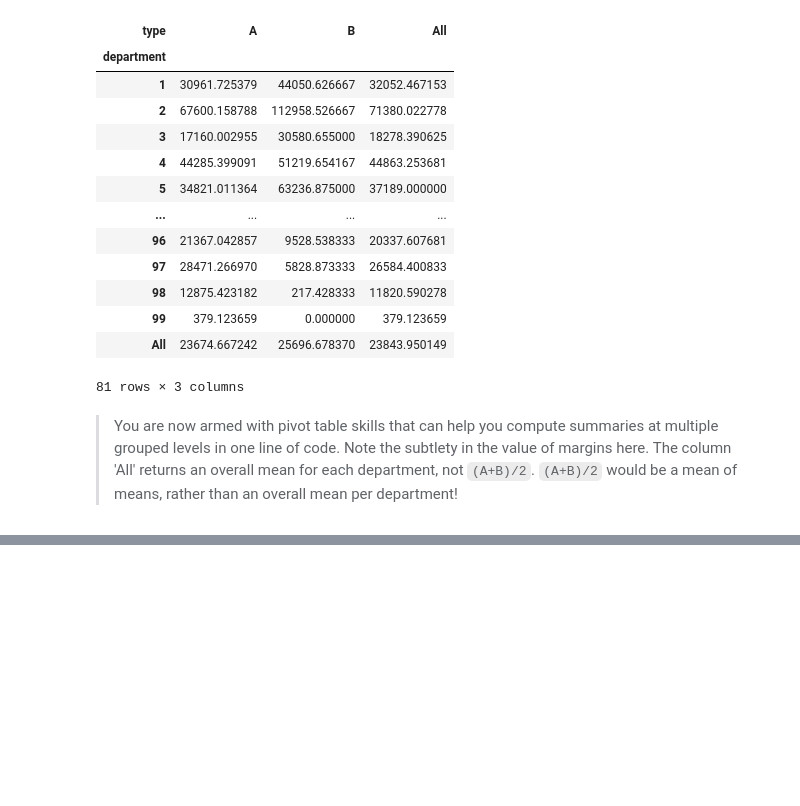
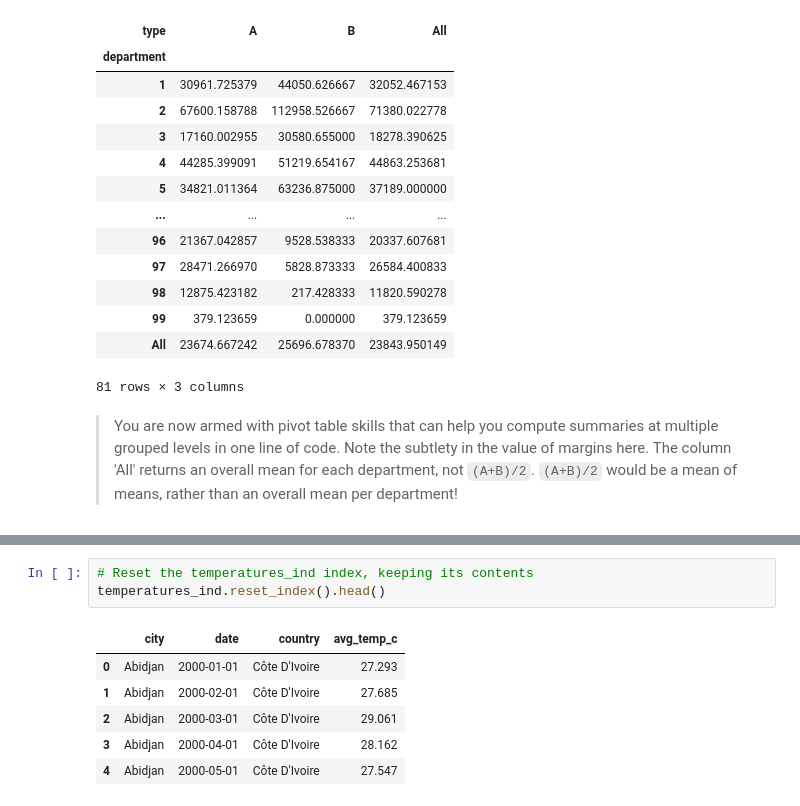
Before and after one commit to aziscript/Python-for-data-analysis, a Jupyter notebook: PandasforData.ipynb, the cells around one changed output, grey strips where cells are left out. Cells and saved outputs as stored; diff of their text form; blank space fills up the shorter version.

```diff
--- a/PandasforData.ipynb
+++ b/PandasforData.ipynb
@@ -762,0 +796,10 @@ sales.pivot_table(values="weekly_sales", index="department", columns="type", fil
+# %%
+# Reset the temperatures_ind index, keeping its contents
+temperatures_ind.reset_index().head()
+# %% [output]
+|  | city | date | country | avg_temp_c |
+| 0 | Abidjan | 2000-01-01 | Côte D'Ivoire | 27.293 |
+| 1 | Abidjan | 2000-02-01 | Côte D'Ivoire | 27.685 |
+| 2 | Abidjan | 2000-03-01 | Côte D'Ivoire | 29.061 |
+| 3 | Abidjan | 2000-04-01 | Côte D'Ivoire | 28.162 |
+| 4 | Abidjan | 2000-05-01 | Côte D'Ivoire | 27.547 |
```
Also changed, not shown: parts of 12 cells of this notebook, 8 other files.
